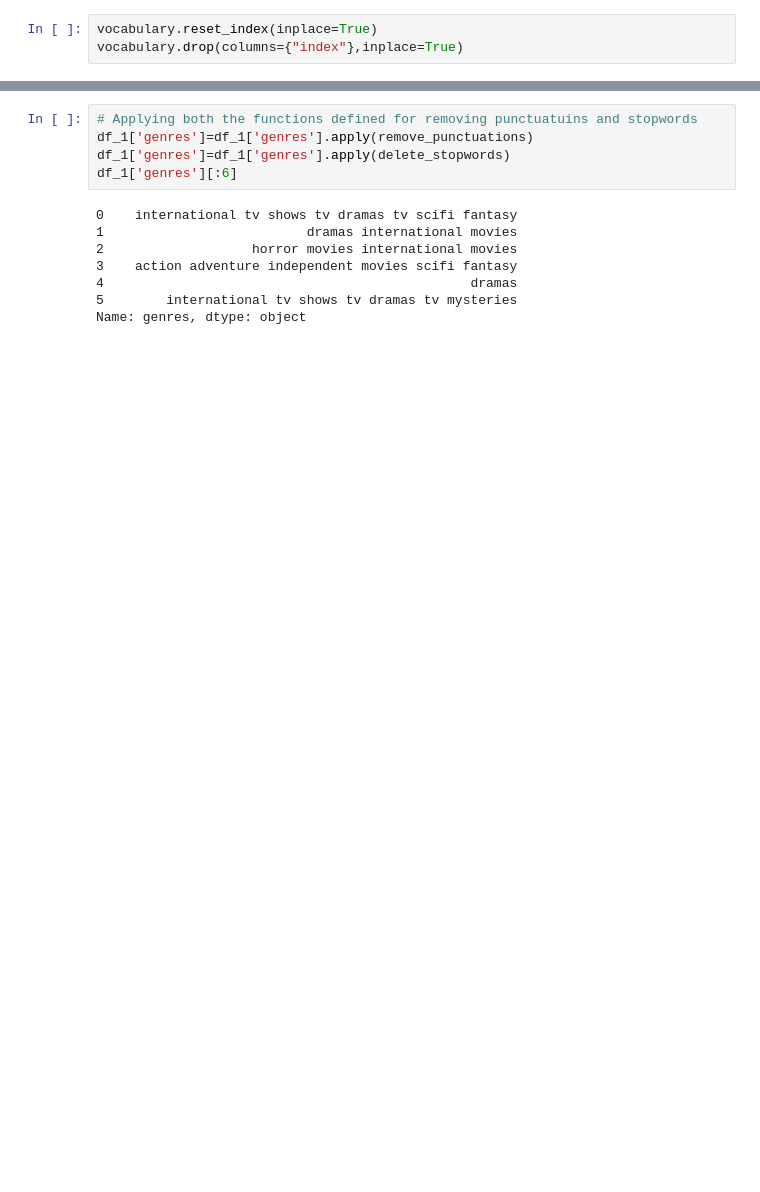
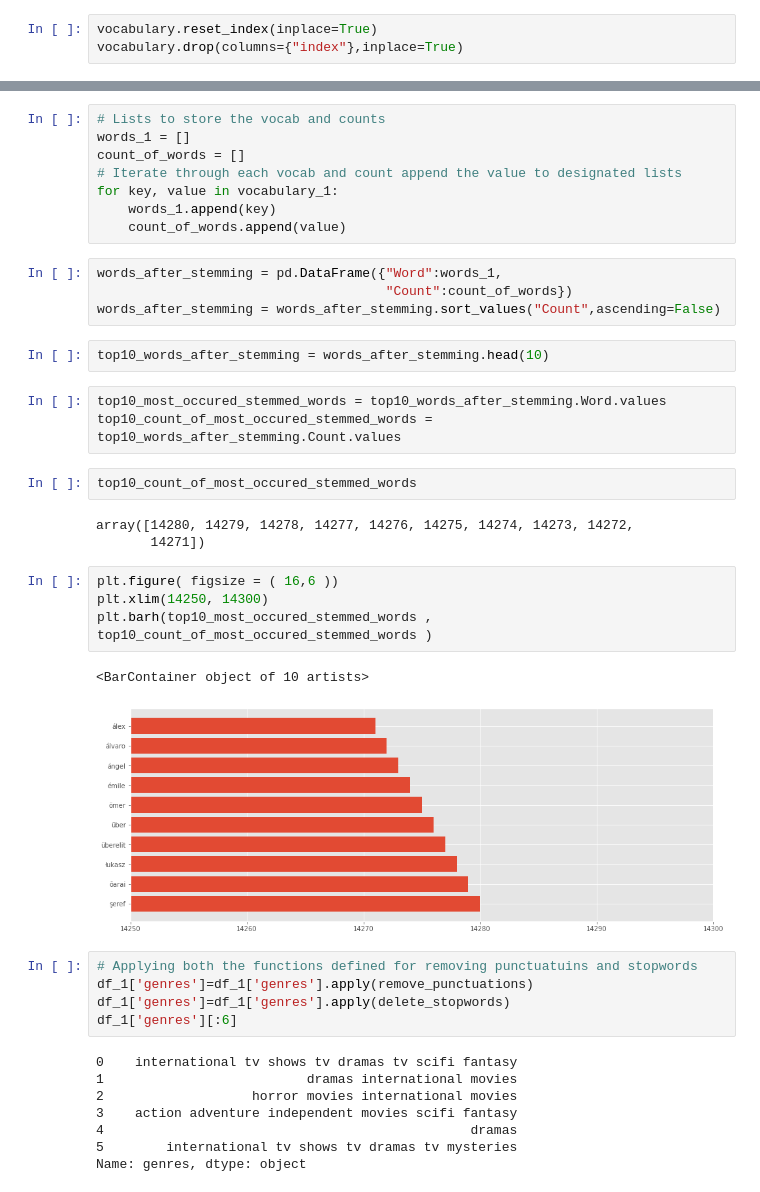
Before and after one commit to sammed97/Netflix-Movies-and-TV-Shows-Clustering, a Jupyter notebook: Copy_of_NETFLIX_MOVIES_AND_TV_SHOWS_CLUSTERING.ipynb, the cells around one changed output, grey strips where cells are left out. Cells and saved outputs as stored; diff of their text form; blank space fills up the shorter version.

```diff
--- a/Copy_of_NETFLIX_MOVIES_AND_TV_SHOWS_CLUSTERING.ipynb
+++ b/Copy_of_NETFLIX_MOVIES_AND_TV_SHOWS_CLUSTERING.ipynb
@@ -801,3 +866,32 @@ vocabulary[10]
+# %%
+# Lists to store the vocab and counts
+words_1 = []
+count_of_words = []
+# Iterate through each vocab and count append the value to designated lists
+for key, value in vocabulary_1:
+    words_1.append(key)
+    count_of_words.append(value)
+# %%
+words_after_stemming = pd.DataFrame({"Word":words_1,
+                                     "Count":count_of_words})
+words_after_stemming = words_after_stemming.sort_values("Count",ascending=False)
+# %%
+top10_words_after_stemming = words_after_stemming.head(10)
+# %%
+top10_most_occured_stemmed_words = top10_words_after_stemming.Word.values
+top10_count_of_most_occured_stemmed_words = top10_words_after_stemming.Count.values
+# %%
+top10_count_of_most_occured_stemmed_words
+# %% [output]
+array([14280, 14279, 14278, 14277, 14276, 14275, 14274, 14273, 14272,
+       14271])
+# %%
+plt.figure( figsize = ( 16,6 ))
+plt.xlim(14250, 14300)
+plt.barh(top10_most_occured_stemmed_words , top10_count_of_most_occured_stemmed_words )
+# %% [output]
+<BarContainer object of 10 artists>
+[figure, added]
 # %%
 # Applying both the functions defined for removing punctuatuins and stopwords
 df_1['genres']=df_1['genres'].apply(remove_punctuations)
```
Also changed, not shown: parts of 15 cells of this notebook.
